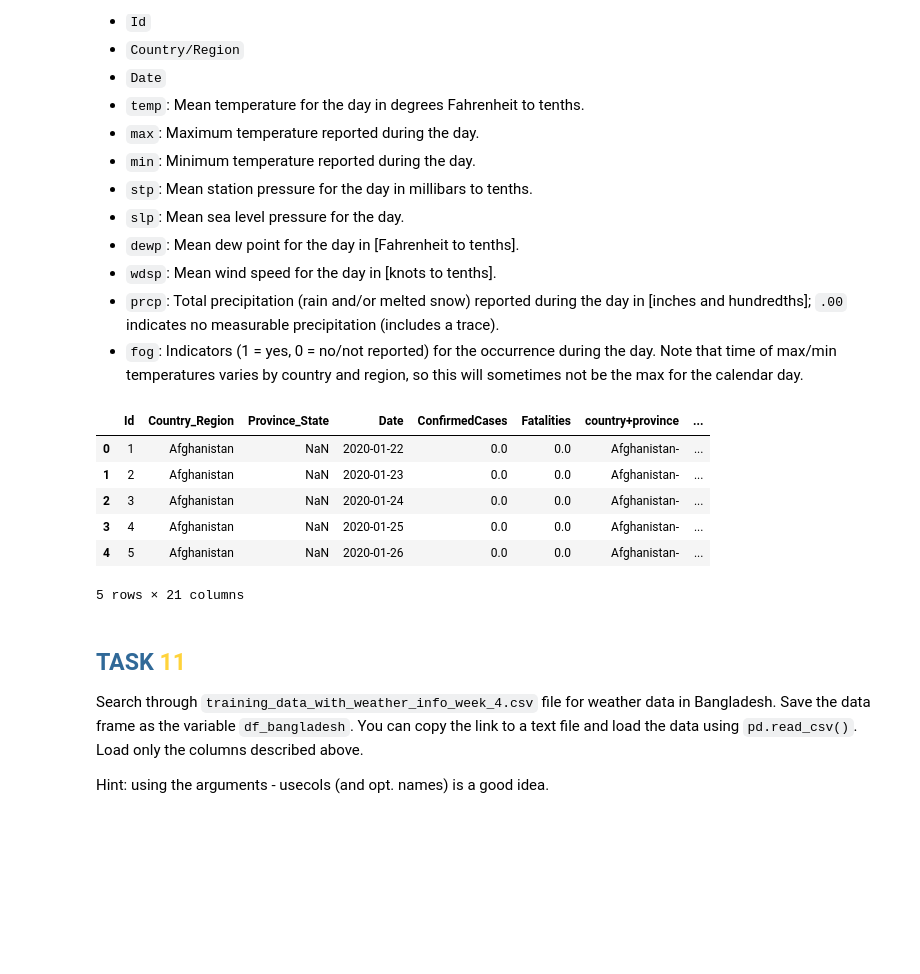
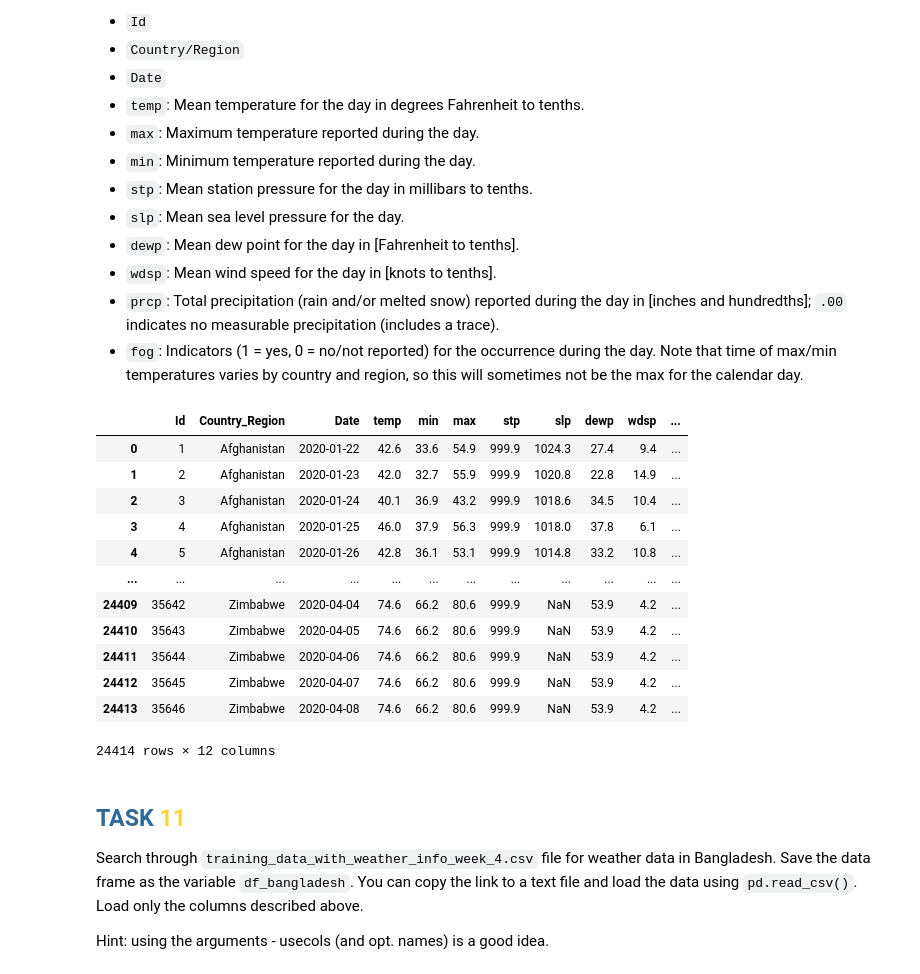
Before and after one commit to Cejs007/PythonDSCZ9, a Jupyter notebook: Copy_of_6_Python_in_Data_Science.ipynb, the cells around one changed output. Saved outputs shown, nothing was run; the diff lists cells and outputs as text; code cells hidden in the pictures; blank space fills up the shorter version.

```diff
--- a/Copy_of_6_Python_in_Data_Science.ipynb
+++ b/Copy_of_6_Python_in_Data_Science.ipynb
@@ -1795,18 +2097,36 @@ The dataset contains selected metereological features, such as temperature or wi
 Note that time of max/min temperatures varies by country and region, so this will sometimes not be the max for the calendar day.
 # %%
 import pandas as pd
+# %%
+cols = ["Id",
+"Country_Region",
+"Date",
+"temp",
+"max",
+"min",
+"stp",
+"slp",
+"dewp",
+"wdsp",
+"prcp",
+"fog"]
 # %%
-df = pd.read_csv("training_data_with_weather_info_week_4.csv")
+df = pd.read_csv("training_data_with_weather_info_week_4.csv", usecols=cols)
+df
+# %% [output]
+|  | Id | Country_Region | Date | temp | min | max | stp | slp | dewp | wdsp | ... |
+| 0 | 1 | Afghanistan | 2020-01-22 | 42.6 | 33.6 | 54.9 | 999.9 | 1024.3 | 27.4 | 9.4 | ... |
+| 1 | 2 | Afghanistan | 2020-01-23 | 42.0 | 32.7 | 55.9 | 999.9 | 1020.8 | 22.8 | 14.9 | ... |
+| 2 | 3 | Afghanistan | 2020-01-24 | 40.1 | 36.9 | 43.2 | 999.9 | 1018.6 | 34.5 | 10.4 | ... |
+| 3 | 4 | Afghanistan | 2020-01-25 | 46.0 | 37.9 | 56.3 | 999.9 | 1018.0 | 37.8 | 6.1 | ... |
+| 4 | 5 | Afghanistan | 2020-01-26 | 42.8 | 36.1 | 53.1 | 999.9 | 1014.8 | 33.2 | 10.8 | ... |
+| ... | ... | ... | ... | ... | ... | ... | ... | ... | ... | ... | ... |
+| 24409 | 35642 | Zimbabwe | 2020-04-04 | 74.6 | 66.2 | 80.6 | 999.9 | NaN | 53.9 | 4.2 | ... |
+| 24410 | 35643 | Zimbabwe | 2020-04-05 | 74.6 | 66.2 | 80.6 | 999.9 | NaN | 53.9 | 4.2 | ... |
+| 24411 | 35644 | Zimbabwe | 2020-04-06 | 74.6 | 66.2 | 80.6 | 999.9 | NaN | 53.9 | 4.2 | ... |
+| 24412 | 35645 | Zimbabwe | 2020-04-07 | 74.6 | 66.2 | 80.6 | 999.9 | NaN | 53.9 | 4.2 | ... |
+| 24413 | 35646 | Zimbabwe | 2020-04-08 | 74.6 | 66.2 | 80.6 | 999.9 | NaN | 53.9 | 4.2 | ... |
+24414 rows × 12 columns
-# %%
-df.head()
-# %% [output]
-|  | Id | Country_Region | Province_State | Date | ConfirmedCases | Fatalities | country+province | ... |
-| 0 | 1 | Afghanistan | NaN | 2020-01-22 | 0.0 | 0.0 | Afghanistan- | ... |
-| 1 | 2 | Afghanistan | NaN | 2020-01-23 | 0.0 | 0.0 | Afghanistan- | ... |
-| 2 | 3 | Afghanistan | NaN | 2020-01-24 | 0.0 | 0.0 | Afghanistan- | ... |
-| 3 | 4 | Afghanistan | NaN | 2020-01-25 | 0.0 | 0.0 | Afghanistan- | ... |
-| 4 | 5 | Afghanistan | NaN | 2020-01-26 | 0.0 | 0.0 | Afghanistan- | ... |
-5 rows × 21 columns
 # %% [markdown]
 ## **<font color='#306998'>TASK </font><font color='#ffd33b'>11</font>**
 
```
Also changed, not shown: parts of 96 cells of this notebook.
